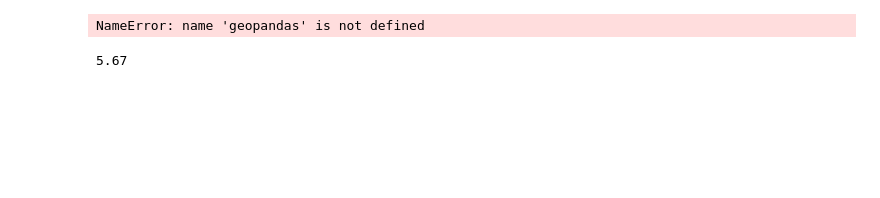
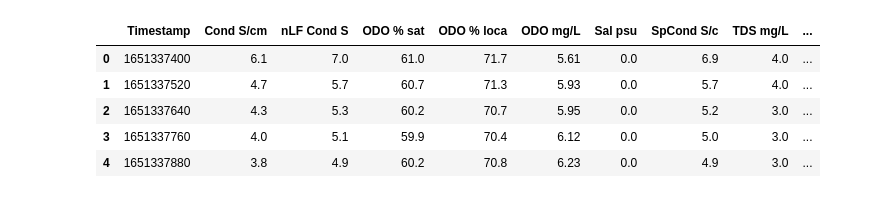
Before and after one commit to TzionCastillo1/geohydro-vis, a Jupyter notebook: HeatMap/Untitled.ipynb, the cells around one changed output. Drawn from its saved outputs; the diff is of its cells as text; code cells hidden in the pictures; blank space fills up the shorter version.

```diff
--- a/HeatMap/Untitled.ipynb
+++ b/HeatMap/Untitled.ipynb
@@ -48,11 +30,9 @@ gdf2
-# %%
-cities = geopandas.read_file(geopandas.datasets.get_path('naturalearth_cities'))
-cities
-# %% [output]
-NameError: name 'geopandas' is not defined
-# %%
-#n = gdf.plot("Y4000pH")
-df['Y4000pH'].min()
-#n
-# %% [output]
-5.67
+# %%
+gdf2.head()
+# %% [output]
+|  | Timestamp | Cond S/cm | nLF Cond S | ODO % sat | ODO % loca | ODO mg/L | Sal psu | SpCond S/c | TDS mg/L | ... |
+| 0 | 1651337400 | 6.1 | 7.0 | 61.0 | 71.7 | 5.61 | 0.0 | 6.9 | 4.0 | ... |
+| 1 | 1651337520 | 4.7 | 5.7 | 60.7 | 71.3 | 5.93 | 0.0 | 5.7 | 4.0 | ... |
+| 2 | 1651337640 | 4.3 | 5.3 | 60.2 | 70.7 | 5.95 | 0.0 | 5.2 | 3.0 | ... |
+| 3 | 1651337760 | 4.0 | 5.1 | 59.9 | 70.4 | 6.12 | 0.0 | 5.0 | 3.0 | ... |
+| 4 | 1651337880 | 3.8 | 4.9 | 60.2 | 70.8 | 6.23 | 0.0 | 4.9 | 3.0 | ... |
```
Also changed, not shown: parts of 5 cells of this notebook, 12 other files.
